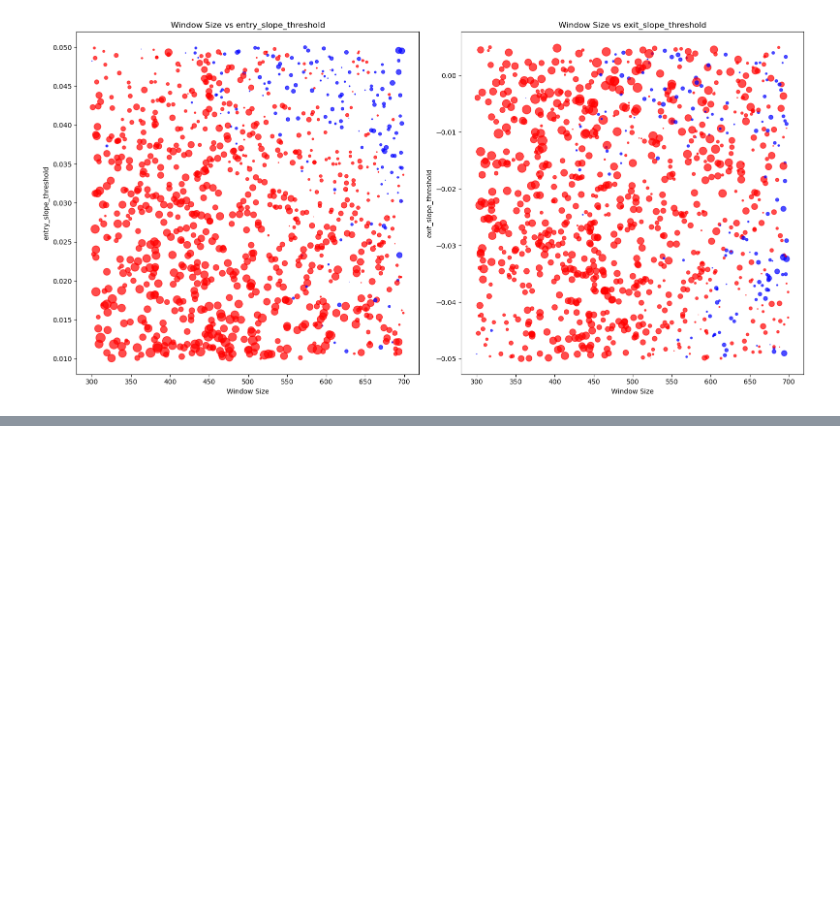
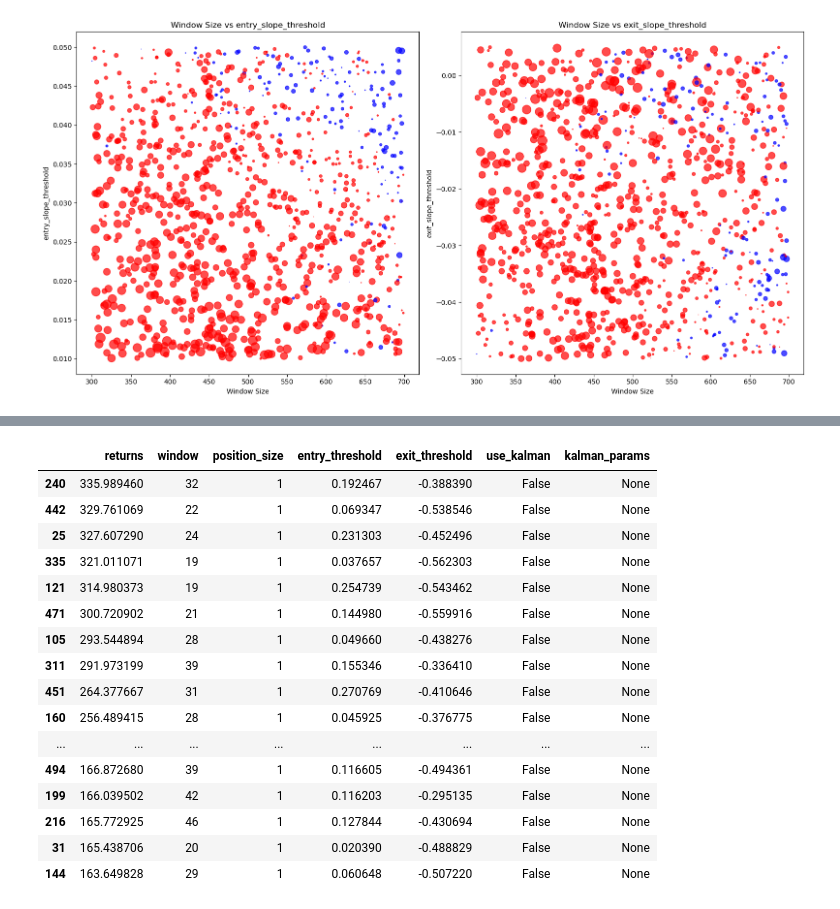
Before and after one commit to Tsharkowill/bol_trading_bot, a Jupyter notebook: analysis/percent_slope_simulation.ipynb, the cells around one changed output, grey strips where cells are left out. Cells and saved outputs as stored; diff of their text form; code cells hidden in the pictures; blank space fills up the shorter version.

```diff
--- a/analysis/percent_slope_simulation.ipynb
+++ b/analysis/percent_slope_simulation.ipynb
@@ -932,0 +973,30 @@ plt.show()
+# %%
+# Load the simulation results
+with open('small_percentage_slope_simulation_results.json', 'r') as f:
+    initial_simulation_results = json.load(f)
+
+# Convert the results to a DataFrame
+df = pd.DataFrame(initial_simulation_results)
+
+# Sort the DataFrame by the 'Score' column in descending order
+sorted_df = df.sort_values(by='returns', ascending=False)
+
+sorted_df.head(30)
+# %% [output]
+|  | returns | window | position_size | entry_threshold | exit_threshold | use_kalman | kalman_params |
+| 240 | 335.989460 | 32 | 1 | 0.192467 | -0.388390 | False | None |
+| 442 | 329.761069 | 22 | 1 | 0.069347 | -0.538546 | False | None |
+| 25 | 327.607290 | 24 | 1 | 0.231303 | -0.452496 | False | None |
+| 335 | 321.011071 | 19 | 1 | 0.037657 | -0.562303 | False | None |
+| 121 | 314.980373 | 19 | 1 | 0.254739 | -0.543462 | False | None |
+| 471 | 300.720902 | 21 | 1 | 0.144980 | -0.559916 | False | None |
+| 105 | 293.544894 | 28 | 1 | 0.049660 | -0.438276 | False | None |
+| 311 | 291.973199 | 39 | 1 | 0.155346 | -0.336410 | False | None |
+| 451 | 264.377667 | 31 | 1 | 0.270769 | -0.410646 | False | None |
+| 160 | 256.489415 | 28 | 1 | 0.045925 | -0.376775 | False | None |
+| ... | ... | ... | ... | ... | ... | ... | ... |
+| 494 | 166.872680 | 39 | 1 | 0.116605 | -0.494361 | False | None |
+| 199 | 166.039502 | 42 | 1 | 0.116203 | -0.295135 | False | None |
+| 216 | 165.772925 | 46 | 1 | 0.127844 | -0.430694 | False | None |
+| 31 | 165.438706 | 20 | 1 | 0.020390 | -0.488829 | False | None |
+| 144 | 163.649828 | 29 | 1 | 0.060648 | -0.507220 | False | None |
```
Also changed, not shown: parts of 11 cells of this notebook, 10 other files.
